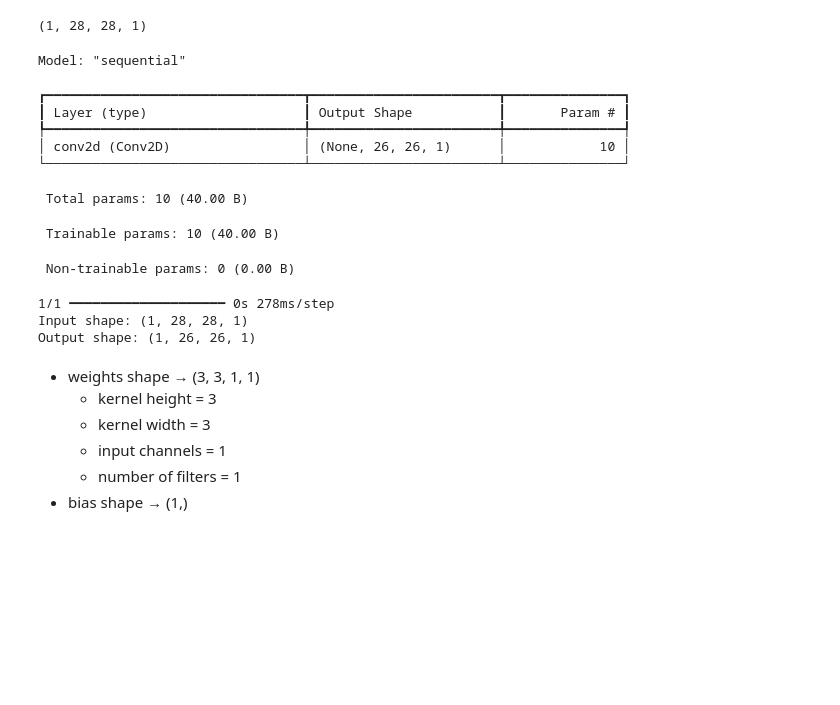
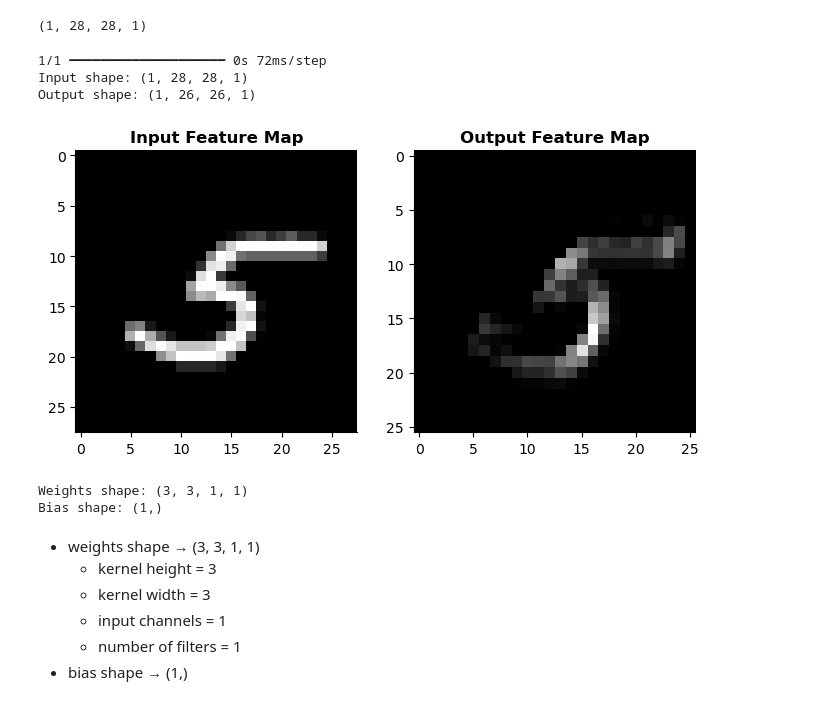
Before and after one commit to jjsantos02/ml3-lectures, a Jupyter notebook: notebooks/02-cnn-fundamentals/1-cnn-fundamentals-filled.ipynb, the cells around one changed output. Saved outputs shown, nothing was run; the diff lists cells and outputs as text; code cells hidden in the pictures; blank space fills up the shorter version.

```diff
--- a/notebooks/02-cnn-fundamentals/1-cnn-fundamentals-filled.ipynb
+++ b/notebooks/02-cnn-fundamentals/1-cnn-fundamentals-filled.ipynb
@@ -327,32 +320,39 @@ model = Sequential([
     layers.Input(shape=(28,28,1)),
     layers. Conv2D(1, (3, 3), activation="relu")
 ])
+
+# Apply a convolution
+feature_map = model.predict(img)
+
+print("Input shape:", img.shape)
+print("Output shape:", feature_map.shape)
+# %% [output]
+1/1 ━━━━━━━━━━━━━━━━━━━━ 0s 72ms/step
+Input shape: (1, 28, 28, 1)
+Output shape: (1, 26, 26, 1)
-# %%
-model.summary()
-# %% [output]
-Model: "sequential"
-┏━━━━━━━━━━━━━━━━━━━━━━━━━━━━━━━━━┳━━━━━━━━━━━━━━━━━━━━━━━━┳━━━━━━━━━━━━━━━┓
-┃ Layer (type)                    ┃ Output Shape           ┃       Param # ┃
-┡━━━━━━━━━━━━━━━━━━━━━━━━━━━━━━━━━╇━━━━━━━━━━━━━━━━━━━━━━━━╇━━━━━━━━━━━━━━━┩
-│ conv2d (Conv2D)                 │ (None, 26, 26, 1)      │            10 │
-└─────────────────────────────────┴────────────────────────┴───────────────┘
- Total params: 10 (40.00 B)
- Trainable params: 10 (40.00 B)
- Non-trainable params: 0 (0.00 B)
-# %%
-# Apply a convolution
-feature_map = model.predict(img)
-
-print("Input shape:", img.shape)
-print("Output shape:", feature_map.shape)
-# %% [output]
-1/1 ━━━━━━━━━━━━━━━━━━━━ 0s 278ms/step
-Input shape: (1, 28, 28, 1)
-Output shape: (1, 26, 26, 1)
 # %%
 # Display input feature map
+plt.subplot(1, 2, 1)
+plt.title("Input Feature Map")
+plt.imshow(img[0, :, :, 0], cmap="gray")
+
+# Display output feature map
+plt.subplot(1, 2, 2)
+plt.title("Output Feature Map")
+plt.imshow(feature_map[0, :, :, 0], cmap="gray")
+
+plt.show()
+# %% [output]
+[figure, added]
 # %%
 # Get the weights from the Conv2D layer
+weights, bias = model.layers[0].get_weights()
+
+print("Weights shape:", weights.shape)
+print("Bias shape:", bias.shape)
+# %% [output]
+Weights shape: (3, 3, 1, 1)
+Bias shape: (1,)
 # %% [markdown]
 - weights shape → (3, 3, 1, 1)
     - kernel height = 3
```
Also changed, not shown: parts of 18 cells of this notebook.
